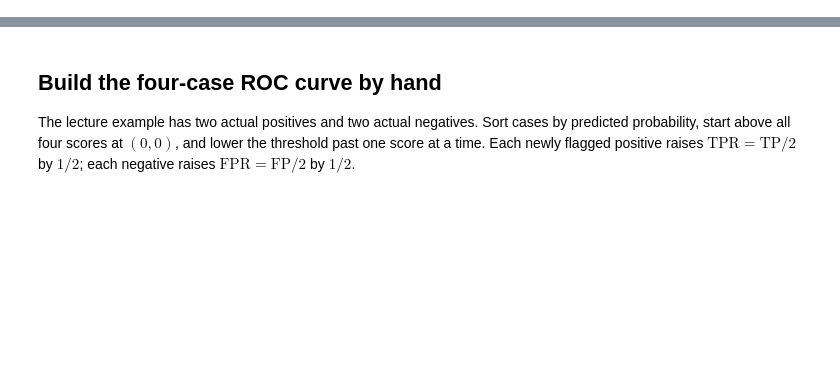
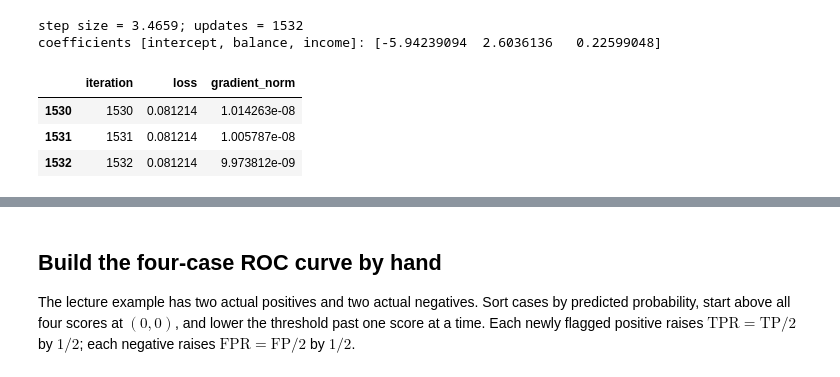
Before and after one commit to ZhuoranYang/sds265-fall26, a Jupyter notebook: demos/08-logistic-classification/logistic-classification.ipynb, the cells around one changed output, grey strips where cells are left out. Cells and saved outputs as stored; diff of their text form; code cells hidden in the pictures; blank space fills up the shorter version.

```diff
--- a/demos/08-logistic-classification/logistic-classification.ipynb
+++ b/demos/08-logistic-classification/logistic-classification.ipynb
@@ -105,0 +121,28 @@ assert np.linalg.eigvalsh(hessian).min() >= -1e-10
+# %%
+def fit_gradient_descent(X, y, step_size, tolerance=1e-8, max_steps=10_000):
+    w = np.zeros(X.shape[1])
+    history = []
+    for iteration in range(max_steps + 1):
+        gradient = cross_entropy_gradient(X, y, w)
+        gradient_norm = np.linalg.norm(gradient)
+        history.append((iteration, cross_entropy(X, y, w), gradient_norm))
+        if gradient_norm <= tolerance:
+            columns = ['iteration', 'loss', 'gradient_norm']
+            return w, pd.DataFrame(history, columns=columns)
+        w -= step_size * gradient
+    raise RuntimeError('gradient descent did not reach the gradient tolerance')
+
+smoothness = np.linalg.eigvalsh(Xtr.T @ Xtr / len(ytr))[-1] / 4
+step_size = 1 / smoothness
+w_hat, history = fit_gradient_descent(Xtr, ytr, step_size)
+print(f'step size = {step_size:.4f}; updates = {int(history.iteration.iloc[-1])}')
+print('coefficients [intercept, balance, income]:', w_hat)
+display(history.tail(3))
+assert (history.loss.diff().dropna() <= 1e-12).all()
+# %% [output]
+step size = 3.4659; updates = 1532
+coefficients [intercept, balance, income]: [-5.94239094  2.6036136   0.22599048]
+|  | iteration | loss | gradient_norm |
+| 1530 | 1530 | 0.081214 | 1.014263e-08 |
+| 1531 | 1531 | 0.081214 | 1.005787e-08 |
+| 1532 | 1532 | 0.081214 | 9.973812e-09 |
```
Also changed, not shown: parts of 29 cells of this notebook, 14 other files.
